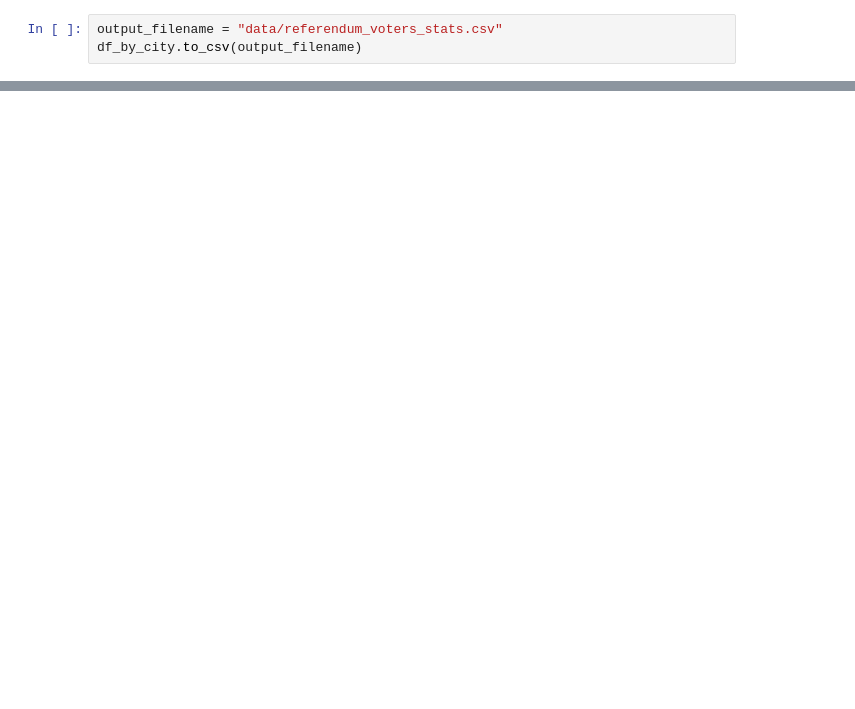
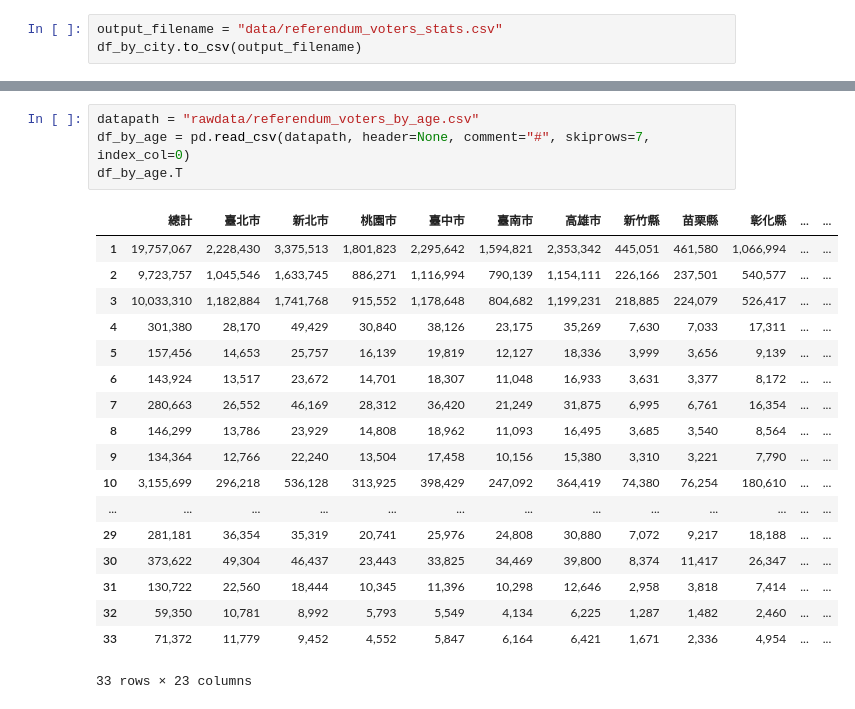
Before and after one commit to rfrd-tw/taiwan-2018, a Jupyter notebook: eligible_voters.ipynb, the cells around one changed output, grey strips where cells are left out. Cells and saved outputs as stored; diff of their text form; blank space fills up the shorter version.

```diff
--- a/eligible_voters.ipynb
+++ b/eligible_voters.ipynb
@@ -109,0 +134,23 @@ df_by_city.to_csv(output_filename)
+# %%
+datapath = "rawdata/referendum_voters_by_age.csv"
+df_by_age = pd.read_csv(datapath, header=None, comment="#", skiprows=7, index_col=0)
+df_by_age.T
+# %% [output]
+|  | 總計 | 臺北市 | 新北市 | 桃園市 | 臺中市 | 臺南市 | 高雄市 | 新竹縣 | 苗栗縣 | 彰化縣 | ... | ... |
+| 1 | 19,757,067 | 2,228,430 | 3,375,513 | 1,801,823 | 2,295,642 | 1,594,821 | 2,353,342 | 445,051 | 461,580 | 1,066,994 | ... | ... |
+| 2 | 9,723,757 | 1,045,546 | 1,633,745 | 886,271 | 1,116,994 | 790,139 | 1,154,111 | 226,166 | 237,501 | 540,577 | ... | ... |
+| 3 | 10,033,310 | 1,182,884 | 1,741,768 | 915,552 | 1,178,648 | 804,682 | 1,199,231 | 218,885 | 224,079 | 526,417 | ... | ... |
+| 4 | 301,380 | 28,170 | 49,429 | 30,840 | 38,126 | 23,175 | 35,269 | 7,630 | 7,033 | 17,311 | ... | ... |
+| 5 | 157,456 | 14,653 | 25,757 | 16,139 | 19,819 | 12,127 | 18,336 | 3,999 | 3,656 | 9,139 | ... | ... |
+| 6 | 143,924 | 13,517 | 23,672 | 14,701 | 18,307 | 11,048 | 16,933 | 3,631 | 3,377 | 8,172 | ... | ... |
+| 7 | 280,663 | 26,552 | 46,169 | 28,312 | 36,420 | 21,249 | 31,875 | 6,995 | 6,761 | 16,354 | ... | ... |
+| 8 | 146,299 | 13,786 | 23,929 | 14,808 | 18,962 | 11,093 | 16,495 | 3,685 | 3,540 | 8,564 | ... | ... |
+| 9 | 134,364 | 12,766 | 22,240 | 13,504 | 17,458 | 10,156 | 15,380 | 3,310 | 3,221 | 7,790 | ... | ... |
+| 10 | 3,155,699 | 296,218 | 536,128 | 313,925 | 398,429 | 247,092 | 364,419 | 74,380 | 76,254 | 180,610 | ... | ... |
+| ... | ... | ... | ... | ... | ... | ... | ... | ... | ... | ... | ... | ... |
+| 29 | 281,181 | 36,354 | 35,319 | 20,741 | 25,976 | 24,808 | 30,880 | 7,072 | 9,217 | 18,188 | ... | ... |
+| 30 | 373,622 | 49,304 | 46,437 | 23,443 | 33,825 | 34,469 | 39,800 | 8,374 | 11,417 | 26,347 | ... | ... |
+| 31 | 130,722 | 22,560 | 18,444 | 10,345 | 11,396 | 10,298 | 12,646 | 2,958 | 3,818 | 7,414 | ... | ... |
+| 32 | 59,350 | 10,781 | 8,992 | 5,793 | 5,549 | 4,134 | 6,225 | 1,287 | 1,482 | 2,460 | ... | ... |
+| 33 | 71,372 | 11,779 | 9,452 | 4,552 | 5,847 | 6,164 | 6,421 | 1,671 | 2,336 | 4,954 | ... | ... |
+33 rows × 23 columns
```
Also changed, not shown: parts of 12 cells of this notebook, 3 other files.
